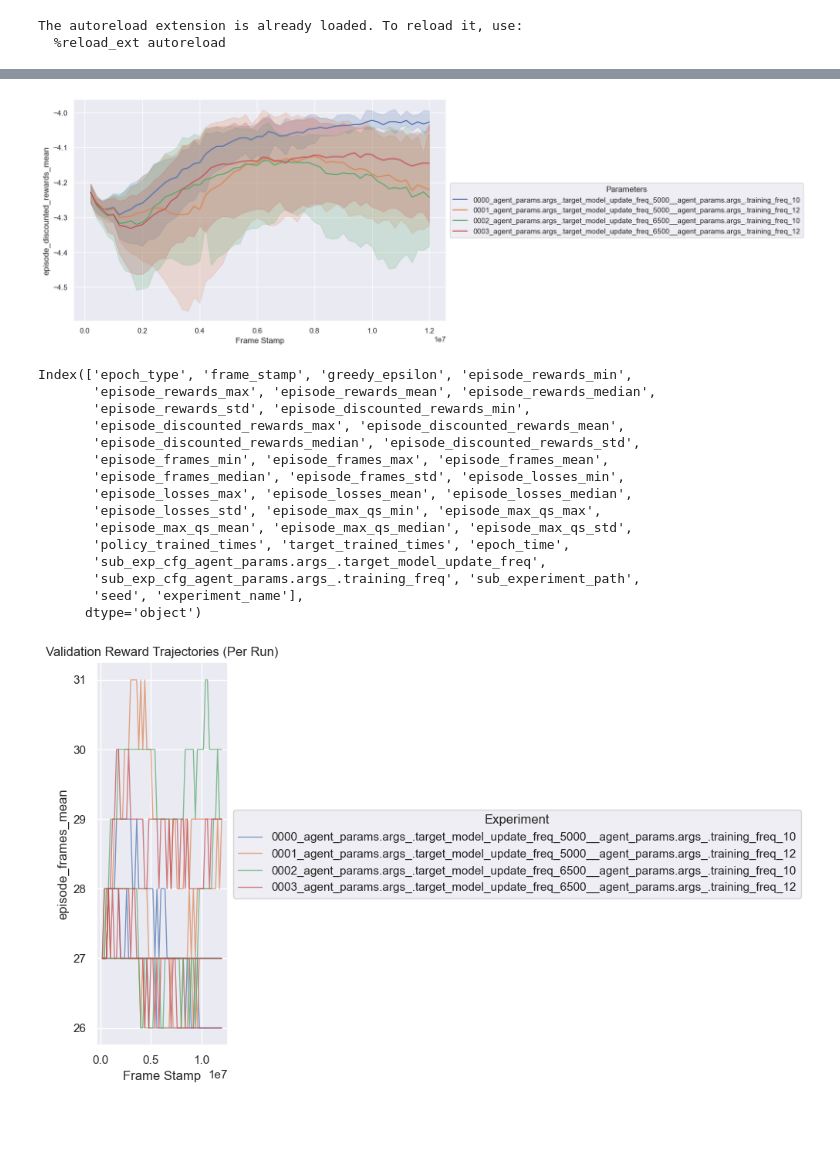
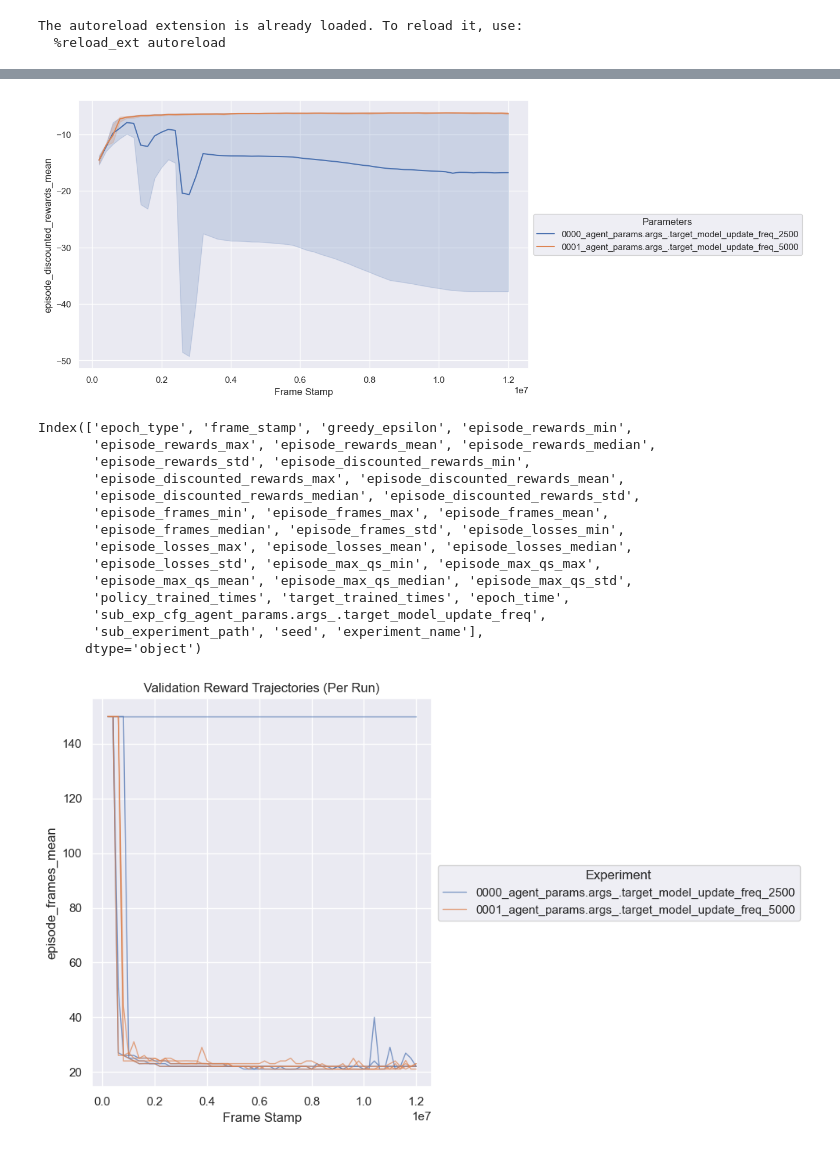
Before and after one commit to mariusdgm/phd-rl-algos, a Jupyter notebook: dqn/opinion_dynamics/experiments/inspect_results.ipynb, the cells around one changed output, grey strips where cells are left out. Saved outputs shown, nothing was run; the diff lists cells and outputs as text; code cells hidden in the pictures; blank space fills up the shorter version.

Commit message:
ran experiment with 2 levels

```diff
--- a/dqn/opinion_dynamics/experiments/inspect_results.ipynb
+++ b/dqn/opinion_dynamics/experiments/inspect_results.ipynb
@@ -33,7 +33,9 @@ warnings.filterwarnings("ignore")
 from dqn.opinion_dynamics.utils.experiment import process_experiment
 # %%
 # experiment_sub_dir = "2025May02-101004_configs" # excellent run
-experiment_sub_dir = "2025Jul03-020044_configs"
+# experiment_sub_dir = "2025Jul09-171538_configs" # good latest run
+
+experiment_sub_dir = "2025Jul12-011043_configs"
 
 exp_path = os.path.join(os.path.abspath("."), "results", experiment_sub_dir)
 df = process_experiment(
@@ -143,32 +141,32 @@ averaged_results
 # %%
 
 selected_metric = 'episode_discounted_rewards_mean'
 # hue_col = "sub_exp_cfg_agent_params.args_.action_w_noise_amplitude"
 hue_col = "experiment_name"
 
-# validation_df = df[df['epoch_type'] == 'validation']
-validation_df = df[df['epoch_type'] == 'training']
+validation_df = df[df['epoch_type'] == 'validation']
+# validation_df = df[df['epoch_type'] == 'training']
 
 
 # Create a new figure for each environment
 plt.figure(figsize=(10, 6))
 # sns.lineplot(data=df, x='frame_stamp', y=selected_metric, hue='model')
 sns.lineplot(data=validation_df,
              x='frame_stamp',
              y=selected_metric,
              hue=hue_col,
             #  units='seed', # Comment this to see mean + cf
             #  estimator=None, # Comment this to see mean + cf
              )
 
 plt.ylabel(selected_metric)
 plt.xlabel('Frame Stamp')
 
 # Place the legend outside the plot
 plt.legend(loc='center left', bbox_to_anchor=(1.0, 0.5), title='Parameters')
 plt.show()
 # %% [output]
-[figure, old version]
+[figure, new version]
 # %%
 df.columns
 # %% [output]
@@ -184,8 +182,7 @@ Index(['epoch_type', 'frame_stamp', 'greedy_epsilon', 'episode_rewards_min',
        'episode_max_qs_mean', 'episode_max_qs_median', 'episode_max_qs_std',
        'policy_trained_times', 'target_trained_times', 'epoch_time',
        'sub_exp_cfg_agent_params.args_.target_model_update_freq',
-       'sub_exp_cfg_agent_params.args_.training_freq', 'sub_experiment_path',
-       'seed', 'experiment_name'],
+       'sub_experiment_path', 'seed', 'experiment_name'],
       dtype='object')
 # %%
 import matplotlib.pyplot as plt
@@ -218,7 +215,7 @@ plt.legend(loc='center left', bbox_to_anchor=(1.0, 0.5), title='Experiment')
 plt.tight_layout()
 plt.show()
 # %% [output]
-[figure, old version]
+[figure, new version]
 # %%
 ### Select data
 
```
Also changed, not shown: parts of 13 cells of this notebook, 7 other files.
